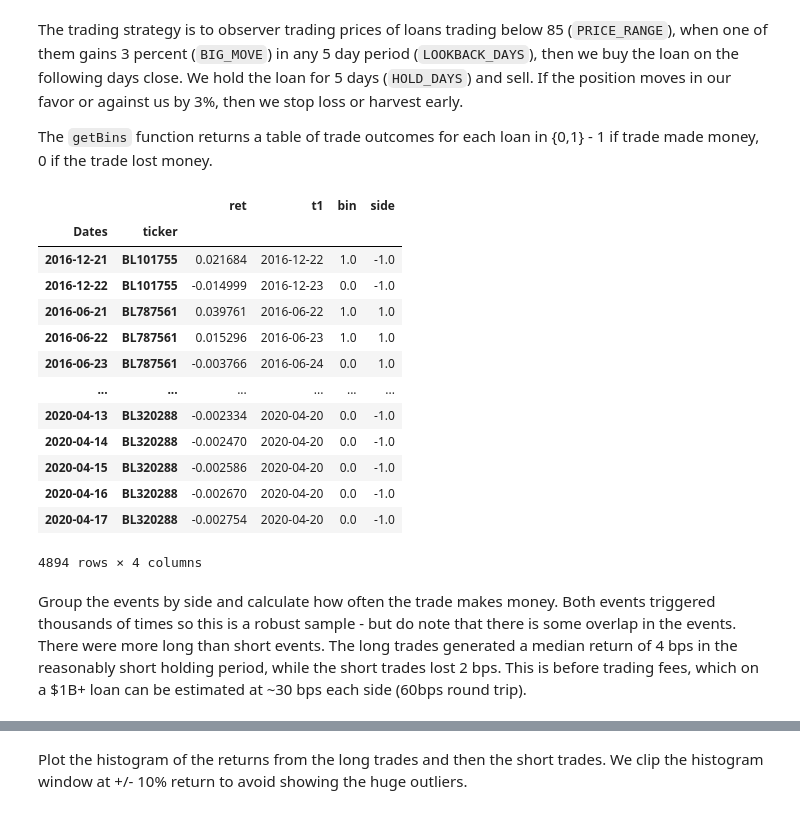
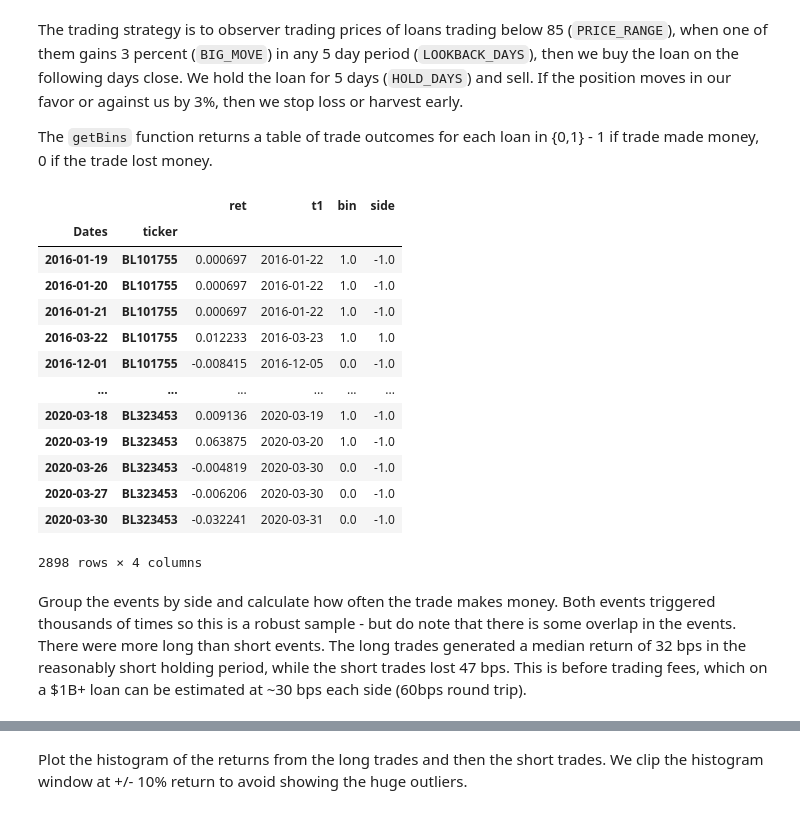
Before and after one commit to ivoytov/manhattan, a Jupyter notebook: loans.ipynb, the cells around one changed output, grey strips where cells are left out. Cells and saved outputs as stored; diff of their text form; code cells hidden in the pictures.

```diff
--- a/loans.ipynb
+++ b/loans.ipynb
@@ -40,0 +64,16 @@ The trading strategy is to buy every loan that has appreciated by at least 3 poi
+# %%
+numDays = 10
+out = pd.DataFrame()
+for ticker in prices:
+  close = prices[ticker]
+  try:
+    t0 = close[(close.diff(periods=numDays) < -3) & (close > 89) & (close < 91)].index[0]
+  except:
+    # loan never met criteria, skip
+    continue
+  yx = close.iloc[close.index.get_loc(t0) - numDays:close.index.get_loc(t0) + numDays]
+  yx.index = range(-numDays,len(yx.index)-numDays)
+  out = pd.concat([out, yx], axis=1)
+
+out.plot(kind="line", legend=False, colormap="binary", linewidth=.3)
+out.T.mean().plot(linewidth=3)
@@ -41,10 +85,12 @@ The trading strategy is to buy every loan that has appreciated by at least 3 poi
 # %%
-LOOKBACK_DAYS = 5
-HOLD_DAYS = 5
-BIG_MOVE = .05
-PRICE_RANGE = [85, 85]
-price_chg = prices.pct_change(periods=LOOKBACK_DAYS)
-sell = (price_chg.shift(1) > BIG_MOVE) & (prices > PRICE_RANGE[0])
-buy = (price_chg.shift(1) < -BIG_MOVE) & (prices < PRICE_RANGE[1])
+LOOKBACK_DAYS = 10
+HOLD_DAYS = 10
+BIG_MOVE = .03
+BUY_PRICE_RANGE = [83, 87]
+SELL_PRICE_RANGE = [88, 92]
+prices_ma = prices.ewm(span=2).mean()
+price_chg = prices_ma.pct_change(periods=LOOKBACK_DAYS)
+buy = (price_chg.shift(1) > BIG_MOVE) & (prices > BUY_PRICE_RANGE[0]) & (prices < BUY_PRICE_RANGE[1])
+sell = (price_chg.shift(1) < -BIG_MOVE) & (prices > SELL_PRICE_RANGE[0]) & (prices < SELL_PRICE_RANGE[1])
 labels = buy*1.0 - sell*1.0
 # %% [markdown]
@@ -222,33 +267,33 @@ The `getBins` function returns a table of trade outcomes for each loan in {0,1}
 # %%
 out = pd.DataFrame()
 for ticker in labels.columns:
   dates = labels[ticker][labels[ticker] != 0].index
   t1 = getVertBarrier(prices[ticker], dates, HOLD_DAYS)
   trgt = getDailyVol(prices[ticker])
-  events = getEvents(prices[ticker], dates, ptSl=[.03,.03], trgt=trgt, minRet=0.01, numThreads=1, t1=t1, side=labels[ticker])
+  events = getEvents(prices[ticker], dates, ptSl=[.03,.03], trgt=trgt, minRet=0, numThreads=1, t1=t1, side=labels[ticker])
   bins = getBins(events, prices[ticker])
   bins['ticker'] = ticker
   out = pd.concat([out, bins])
 
 bins = out.set_index('ticker', append=True)
 bins
 # %% [output]
 |  |  | ret | t1 | bin | side |
 | Dates | ticker |  |  |  |  |
-| 2016-12-21 | BL101755 | 0.021684 | 2016-12-22 | 1.0 | -1.0 |
-| 2016-12-22 | BL101755 | -0.014999 | 2016-12-23 | 0.0 | -1.0 |
-| 2016-06-21 | BL787561 | 0.039761 | 2016-06-22 | 1.0 | 1.0 |
-| 2016-06-22 | BL787561 | 0.015296 | 2016-06-23 | 1.0 | 1.0 |
-| 2016-06-23 | BL787561 | -0.003766 | 2016-06-24 | 0.0 | 1.0 |
+| 2016-01-19 | BL101755 | 0.000697 | 2016-01-22 | 1.0 | -1.0 |
+| 2016-01-20 | BL101755 | 0.000697 | 2016-01-22 | 1.0 | -1.0 |
+| 2016-01-21 | BL101755 | 0.000697 | 2016-01-22 | 1.0 | -1.0 |
+| 2016-03-22 | BL101755 | 0.012233 | 2016-03-23 | 1.0 | 1.0 |
+| 2016-12-01 | BL101755 | -0.008415 | 2016-12-05 | 0.0 | -1.0 |
 | ... | ... | ... | ... | ... | ... |
-| 2020-04-13 | BL320288 | -0.002334 | 2020-04-20 | 0.0 | -1.0 |
-| 2020-04-14 | BL320288 | -0.002470 | 2020-04-20 | 0.0 | -1.0 |
-| 2020-04-15 | BL320288 | -0.002586 | 2020-04-20 | 0.0 | -1.0 |
-| 2020-04-16 | BL320288 | -0.002670 | 2020-04-20 | 0.0 | -1.0 |
-| 2020-04-17 | BL320288 | -0.002754 | 2020-04-20 | 0.0 | -1.0 |
+| 2020-03-18 | BL323453 | 0.009136 | 2020-03-19 | 1.0 | -1.0 |
+| 2020-03-19 | BL323453 | 0.063875 | 2020-03-20 | 1.0 | -1.0 |
+| 2020-03-26 | BL323453 | -0.004819 | 2020-03-30 | 0.0 | -1.0 |
+| 2020-03-27 | BL323453 | -0.006206 | 2020-03-30 | 0.0 | -1.0 |
+| 2020-03-30 | BL323453 | -0.032241 | 2020-03-31 | 0.0 | -1.0 |
-4894 rows × 4 columns
+2898 rows × 4 columns
 # %% [markdown]
-Group the events by side and calculate how often the trade makes money. Both events triggered thousands of times so this is a robust sample - but do note that there is some overlap in the events. There were more long than short events. The long trades generated a median return of 4 bps in the reasonably short holding period, while the short trades lost 2 bps. This is before trading fees, which on a $1B+ loan can be estimated at ~30 bps each side (60bps round trip).
+Group the events by side and calculate how often the trade makes money. Both events triggered thousands of times so this is a robust sample - but do note that there is some overlap in the events. There were more long than short events. The long trades generated a median return of 32 bps in the reasonably short holding period, while the short trades lost 47 bps. This is before trading fees, which on a $1B+ loan can be estimated at ~30 bps each side (60bps round trip).
 # %%
 def percentile(n):
     def percentile_(x):
```
Also changed, not shown: parts of 15 cells of this notebook.
